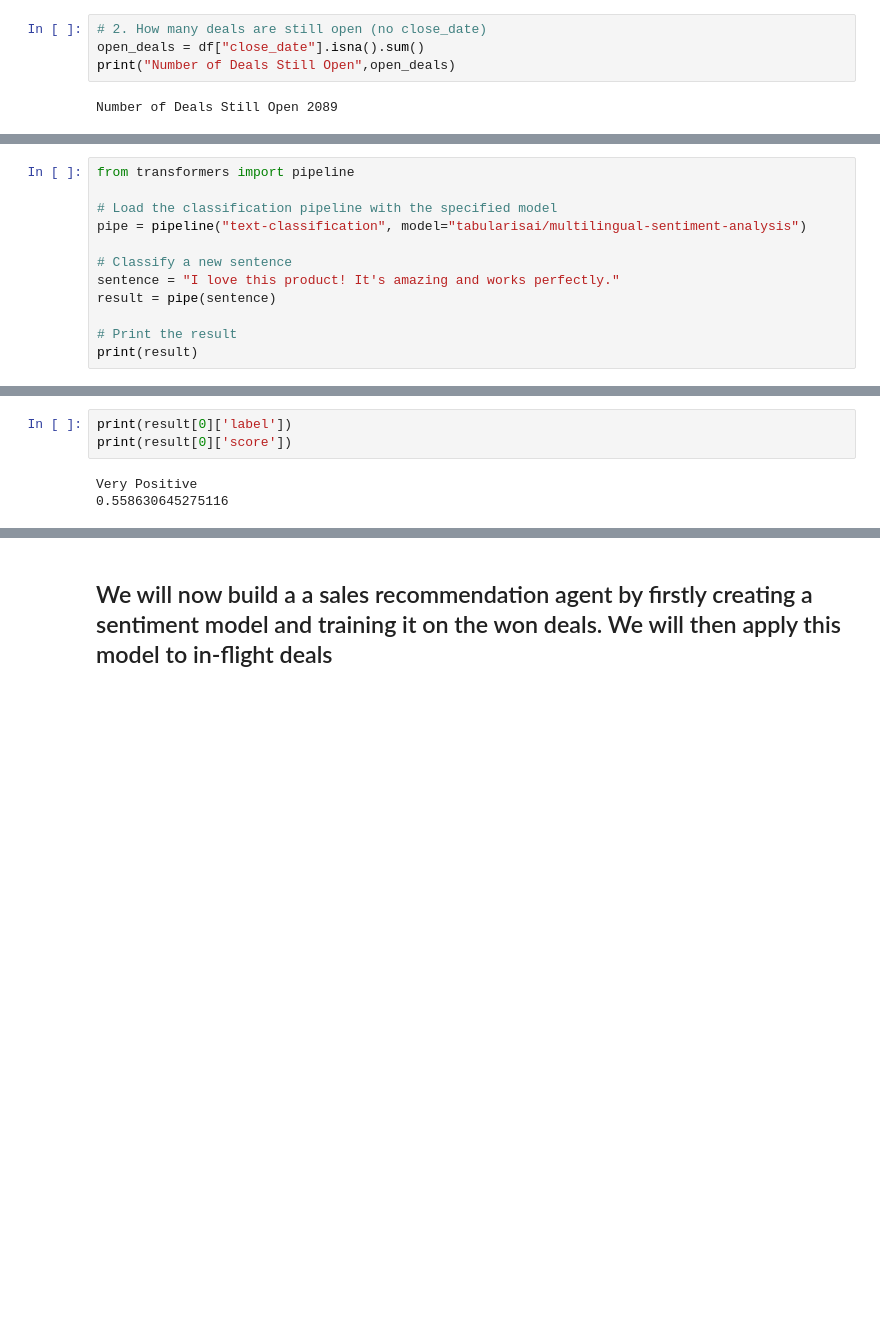
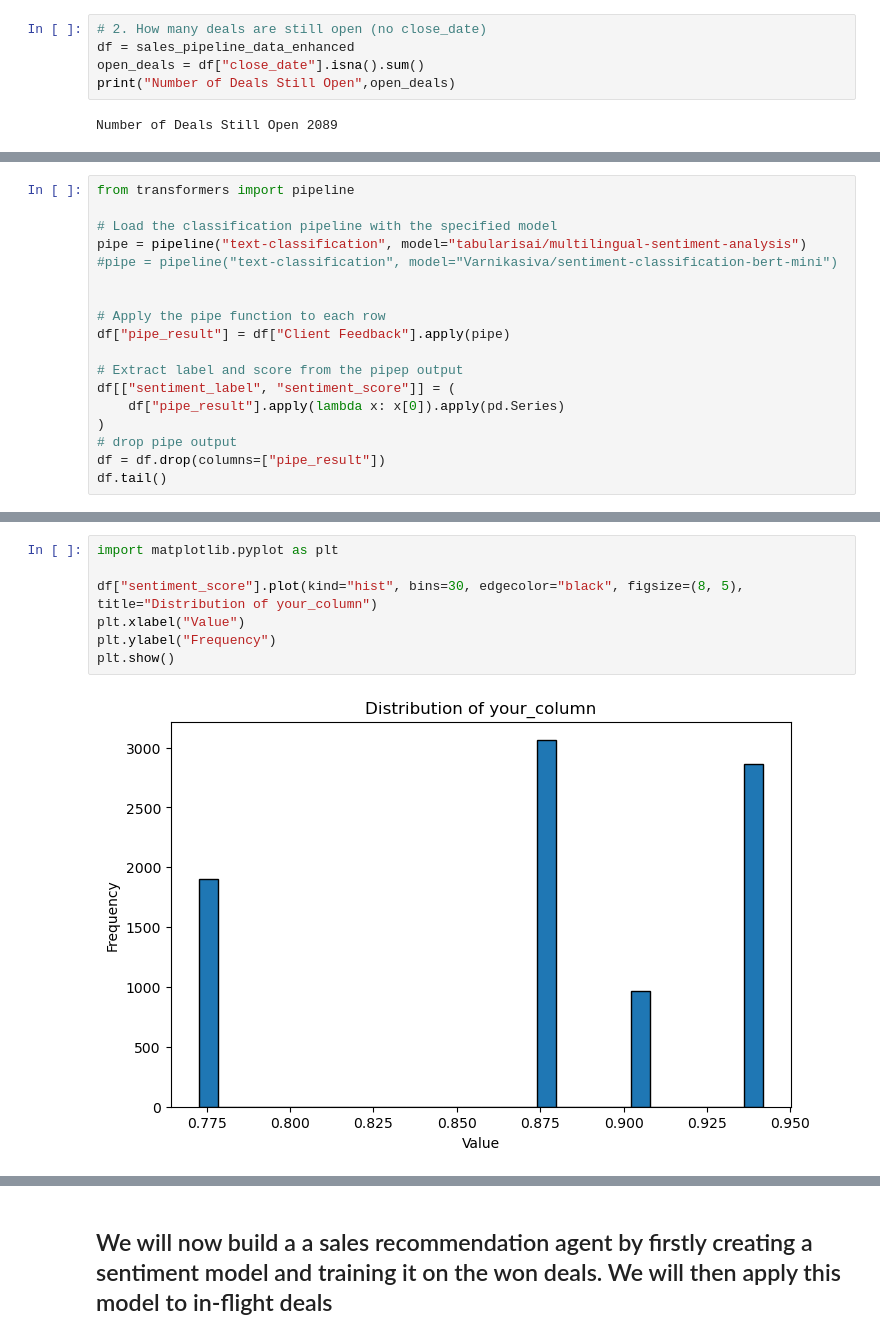
Before and after one commit to APJFX69/ic_ai_course_capstone_submission, a Jupyter notebook: Sales engagement prioritisation model.ipynb, the cells around one changed output, grey strips where cells are left out. Saved outputs shown, nothing was run; the diff lists cells and outputs as text; blank space fills up the shorter version.

```diff
--- a/Sales engagement prioritisation model.ipynb
+++ b/Sales engagement prioritisation model.ipynb
@@ -300,6 +304,7 @@ sales_pipeline_data_enhanced.head(5)
 # Part 4  - build a recommendation model
 # %%
 # 2. How many deals are still open (no close_date)
+df = sales_pipeline_data_enhanced
 open_deals = df["close_date"].isna().sum()
 print("Number of Deals Still Open",open_deals)
 # %% [output]
@@ -321,12 +316,18 @@ from transformers import pipeline
 
 # Load the classification pipeline with the specified model
 pipe = pipeline("text-classification", model="tabularisai/multilingual-sentiment-analysis")
+#pipe = pipeline("text-classification", model="Varnikasiva/sentiment-classification-bert-mini")
 
-# Classify a new sentence
-sentence = "I love this product! It's amazing and works perfectly."
-result = pipe(sentence)
 
-# Print the result
-print(result)
+# Apply the pipe function to each row
+df["pipe_result"] = df["Client Feedback"].apply(pipe)
+
+# Extract label and score from the pipep output
+df[["sentiment_label", "sentiment_score"]] = (
+    df["pipe_result"].apply(lambda x: x[0]).apply(pd.Series)
+)
+# drop pipe output
+df = df.drop(columns=["pipe_result"])
+df.tail()
 # %% [output]
 Device set to use cuda:0
@@ -334,6 +349,9 @@ Device set to use cuda:0
 # %%
-print(result[0]['label'])
-print(result[0]['score'])
+import matplotlib.pyplot as plt
+
+df["sentiment_score"].plot(kind="hist", bins=30, edgecolor="black", figsize=(8, 5), title="Distribution of your_column")
+plt.xlabel("Value")
+plt.ylabel("Frequency")
+plt.show()
 # %% [output]
-Very Positive
-0.558630645275116
+[figure, added]
```
Also changed, not shown: parts of 9 cells of this notebook.
